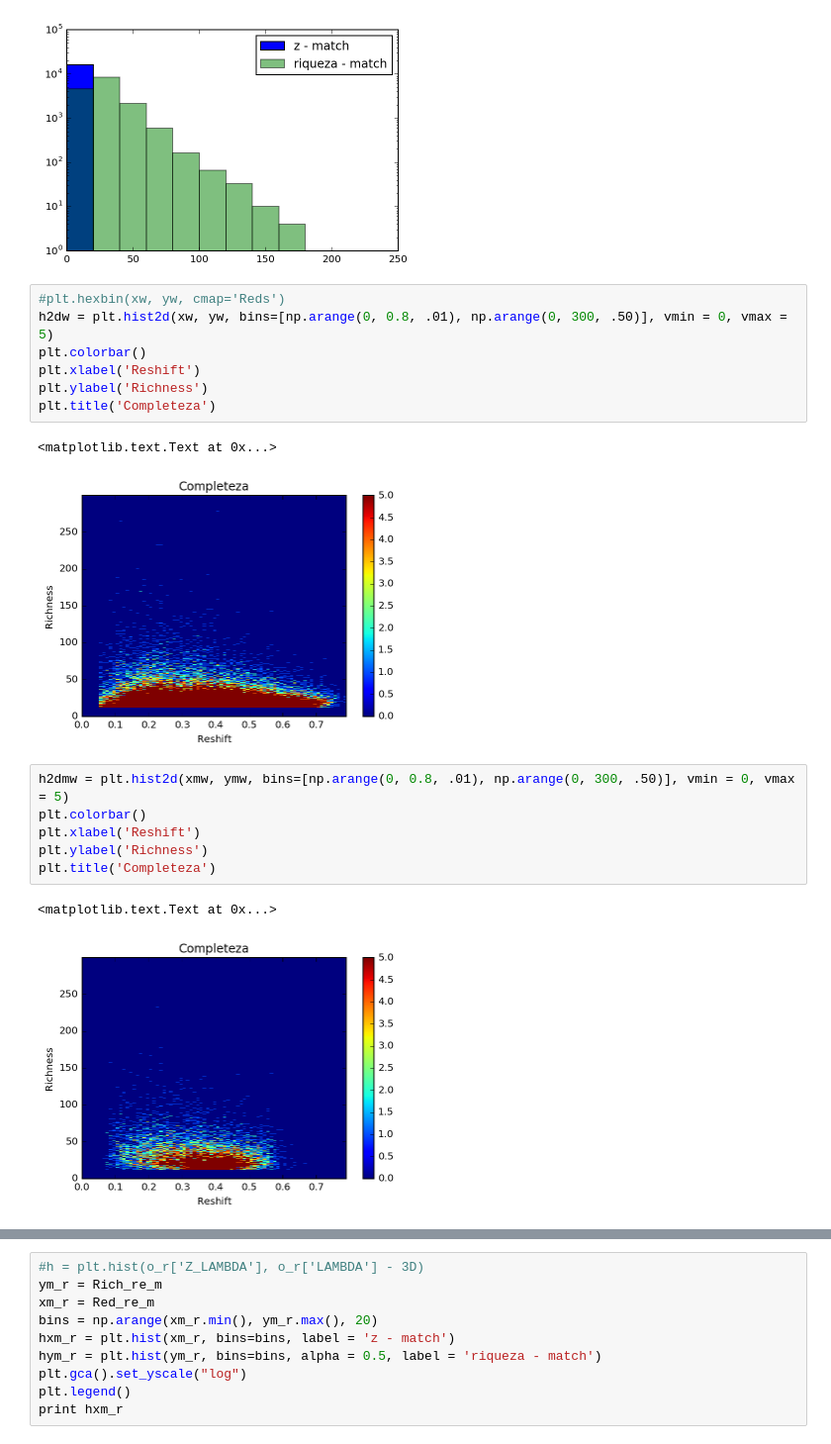
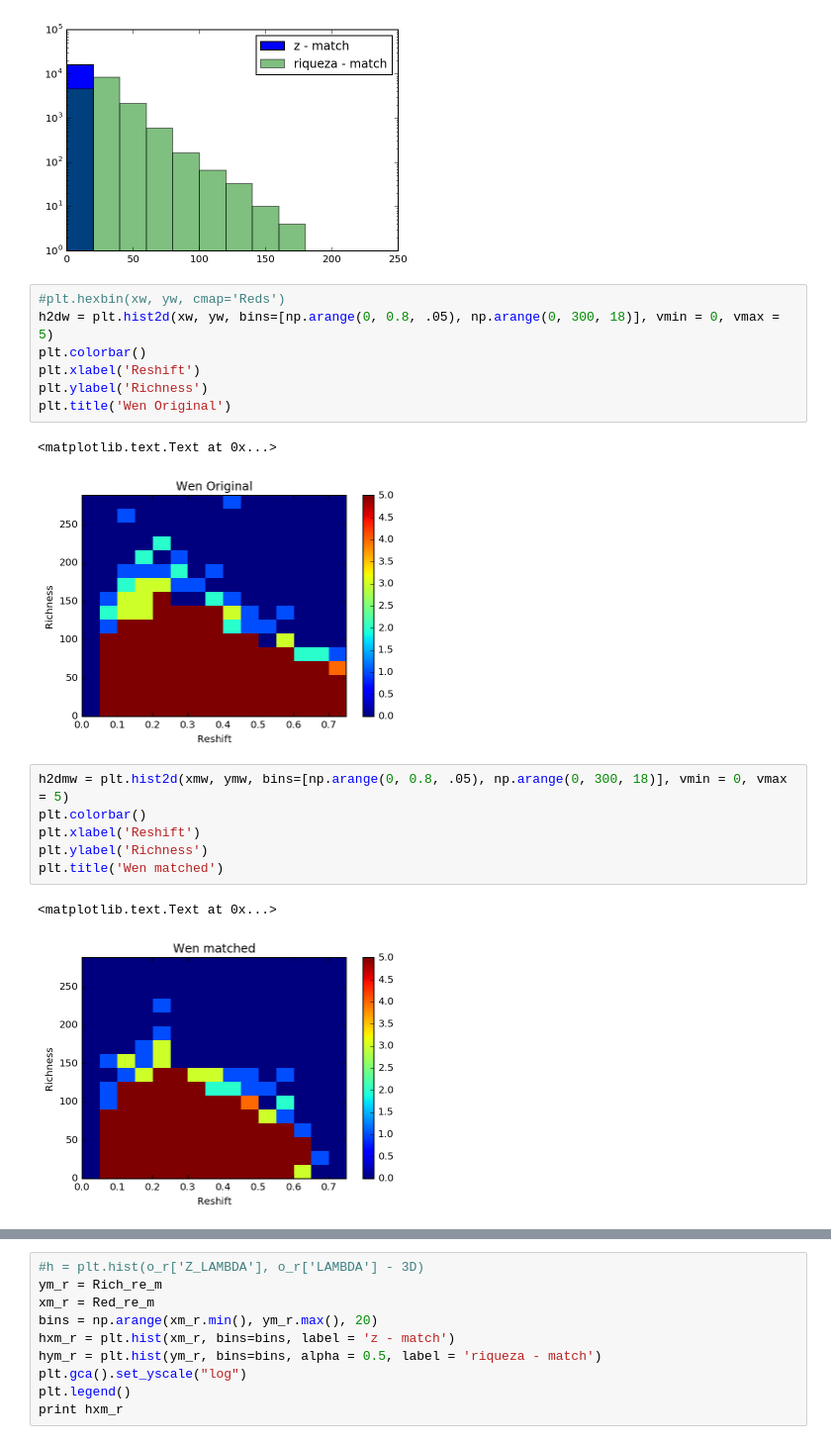
Before and after one commit to clusteron/comparison, a Jupyter notebook: table.ipynb, the cells around one changed output, grey strips where cells are left out. Shown at 99% size. Cells and saved outputs as stored; diff of their text form.

```diff
--- a/table.ipynb
+++ b/table.ipynb
@@ -822,23 +830,23 @@ print hxmw
 [figure]
 # %%
 #plt.hexbin(xw, yw, cmap='Reds')
-h2dw = plt.hist2d(xw, yw, bins=[np.arange(0, 0.8, .01), np.arange(0, 300, .50)], vmin = 0, vmax = 5)
+h2dw = plt.hist2d(xw, yw, bins=[np.arange(0, 0.8, .05), np.arange(0, 300, 18)], vmin = 0, vmax = 5)
 plt.colorbar()
 plt.xlabel('Reshift')
 plt.ylabel('Richness')
-plt.title('Completeza')
+plt.title('Wen Original')
 # %% [output]
 <matplotlib.text.Text at 0x...>
-[figure, old version]
+[figure, new version]
 # %%
-h2dmw = plt.hist2d(xmw, ymw, bins=[np.arange(0, 0.8, .01), np.arange(0, 300, .50)], vmin = 0, vmax = 5)
+h2dmw = plt.hist2d(xmw, ymw, bins=[np.arange(0, 0.8, .05), np.arange(0, 300, 18)], vmin = 0, vmax = 5)
 plt.colorbar()
 plt.xlabel('Reshift')
 plt.ylabel('Richness')
-plt.title('Completeza')
+plt.title('Wen matched')
 # %% [output]
 <matplotlib.text.Text at 0x...>
-[figure, old version]
+[figure, new version]
 # %%
 #print h2dw
 #print h2dmw
```
Also changed, not shown: parts of 8 cells of this notebook.
